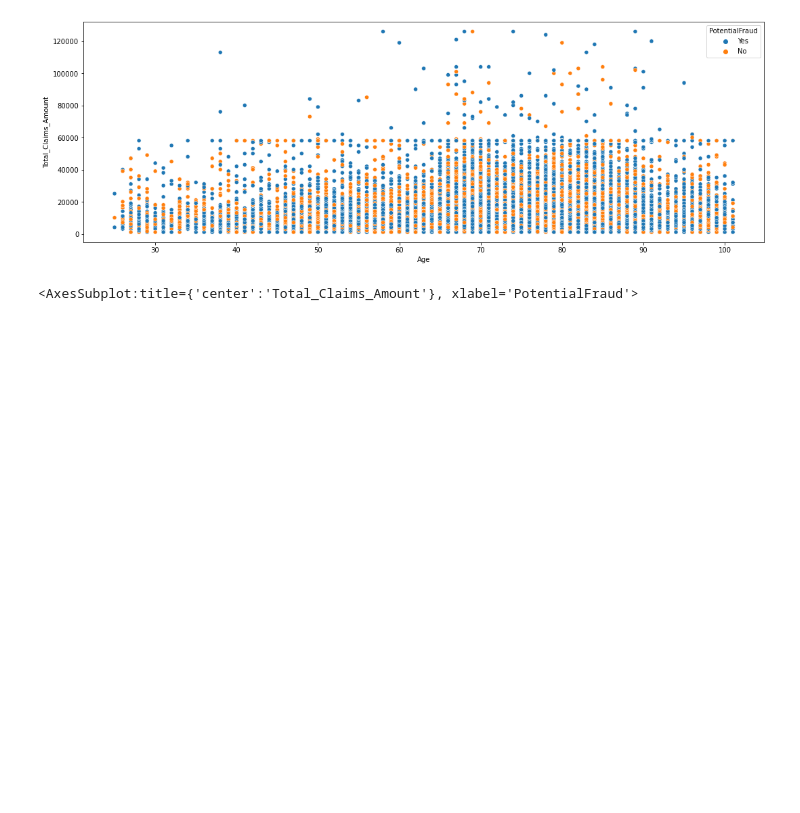
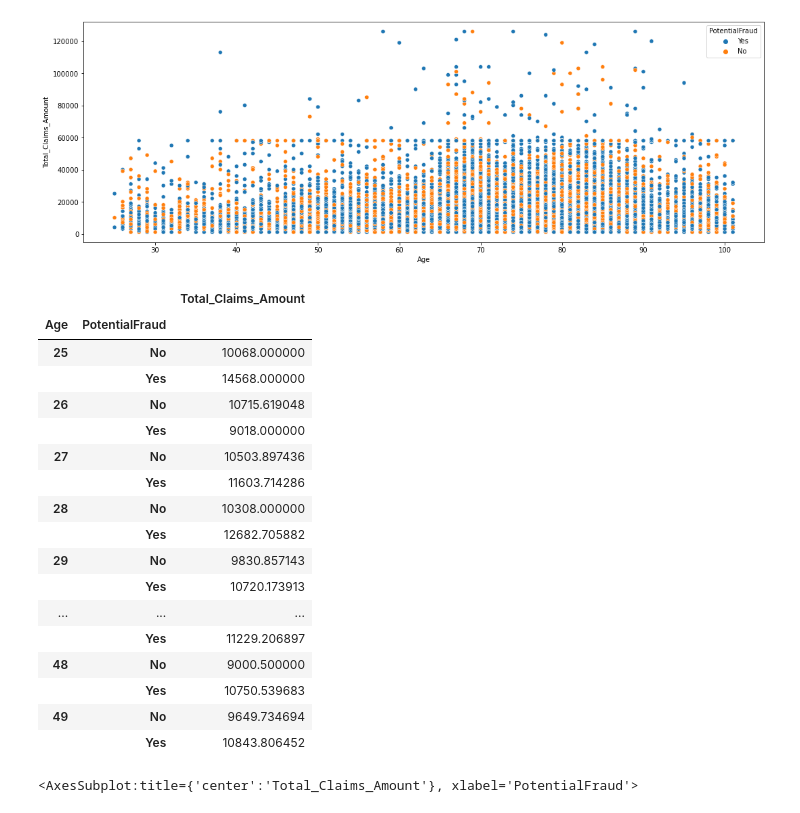
Before and after one commit to hedgekim/Healthcare-Fraud, a Jupyter notebook: Healthcare Fraud.ipynb, the cells around one changed output. Saved outputs shown, nothing was run; the diff lists cells and outputs as text; code cells hidden in the pictures; blank space fills up the shorter version.

```diff
--- a/Healthcare Fraud.ipynb
+++ b/Healthcare Fraud.ipynb
@@ -257,6 +257,27 @@ sns.scatterplot('Age', 'Total_Claims_Amount', data=inpatient, hue='PotentialFrau
 # %% [output]
 <AxesSubplot:xlabel='Age', ylabel='Total_Claims_Amount'>
 [figure]
+# %%
+inpatient.groupby(['Age', 'PotentialFraud'])[['Total_Claims_Amount']].mean().head(50)
+# %% [output]
+|  |  | Total_Claims_Amount |
+| Age | PotentialFraud |  |
+| 25 | No | 10068.000000 |
+|  | Yes | 14568.000000 |
+| 26 | No | 10715.619048 |
+|  | Yes | 9018.000000 |
+| 27 | No | 10503.897436 |
+|  | Yes | 11603.714286 |
+| 28 | No | 10308.000000 |
+|  | Yes | 12682.705882 |
+| 29 | No | 9830.857143 |
+|  | Yes | 10720.173913 |
+| ... | ... | ... |
+|  | Yes | 11229.206897 |
+| 48 | No | 9000.500000 |
+|  | Yes | 10750.539683 |
+| 49 | No | 9649.734694 |
+|  | Yes | 10843.806452 |
 # %%
 *** choose better way to represent this ***
 line chart by age
```
Also changed, not shown: parts of 13 cells of this notebook, 1 other file.
